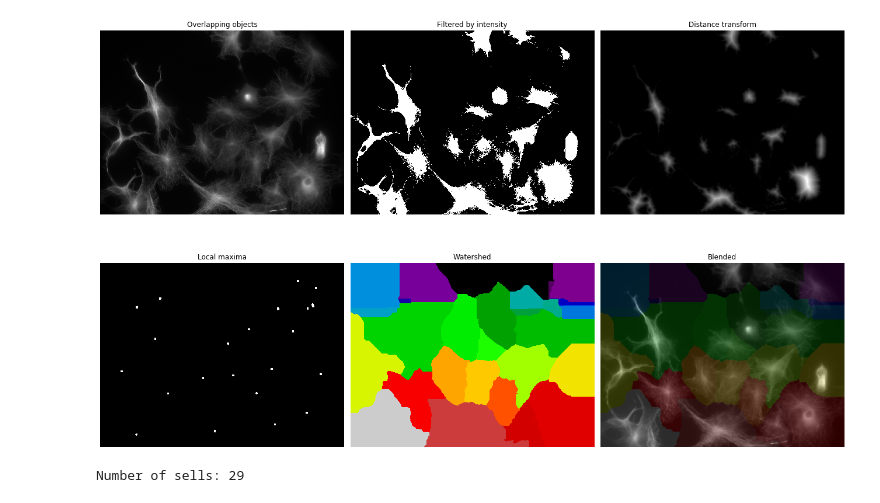
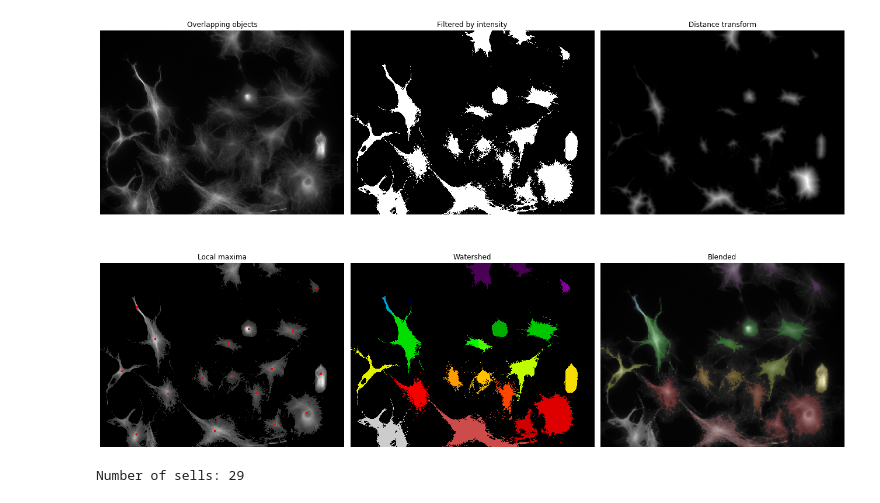
Before and after one commit to Rauf-Kurbanov/microtubules_classifiaction, a Jupyter notebook: notebooks/preprocessing-demo.ipynb, the cells around one changed output. Saved outputs shown, nothing was run; the diff lists cells and outputs as text; code cells hidden in the pictures.

```diff
--- a/notebooks/preprocessing-demo.ipynb
+++ b/notebooks/preprocessing-demo.ipynb
@@ -26,6 +26,8 @@ local_maxi = peak_local_max(distance, min_distance=peak_min_distance, indices=Fa
 
 markers = ndi.label(local_maxi)[0]
 labels = watershed(-distance, markers, mask=image)
+flabels = labels.copy()
+flabels[~fimage] = 0
 # %%
 def get_img_from_fig(fig):
     buf = io.BytesIO()
@@ -39,19 +41,16 @@ def get_img_from_fig(fig):
     return img
 
 def labels2np(labels):
-    fig = plt.figure(frameon=False)
-    ax = plt.Axes(fig, [0., 0., 1., 1.])
-    ax.set_axis_off()
-    fig.add_axes(ax)
+    fig, ax = plt.subplots()
+    ax.axis('off')
     ax.imshow(labels, cmap=plt.cm.nipy_spectral, aspect=1)
-
     return get_img_from_fig(fig)
 
 def img2np(img):
-    fig = plt.figure(frameon=False)
-    ax = plt.Axes(fig, [0., 0., 1., 1.])
-    ax.set_axis_off()
-    fig.add_axes(ax)
+    fig, ax = plt.subplots()
+    ax.axis('off')
+    ax.imshow(labels, cmap=plt.cm.nipy_spectral, aspect=1)
+
     ax.imshow(img, cmap=plt.cm.gray, aspect=1)
 
     return get_img_from_fig(fig)
@@ -73,37 +72,42 @@ def blend_image_and_mask(image, mask, alpha=.8, gamma=.5):
 %%capture
 
 np_image = img2np(image);
-mask_image = labels2np(labels);
+mask_image = labels2np(flabels);
 blend = blend_image_and_mask(np_image, mask_image)
 # %%
-img = np.zeros_like(image)
+img = nimage.copy()
+img = np.stack((img,)*3, axis=-1)
 
 for y, x in np.argwhere(local_maxi):
     local_maxi_vis = cv2.circle(img, (x, y), 1, (255,0,0), 10)
+
+local_maxi_vis[~fimage] = (0,0,0)
 # %%
 fig, axes = plt.subplots(nrows=2, ncols=3, figsize=(18, 12), sharex=True, sharey=True)
 ax = axes.ravel()
 
 ax[0].imshow(image, cmap=plt.cm.gray)
 ax[0].set_title('Overlapping objects')
 ax[1].imshow(fimage, cmap=plt.cm.gray)
 ax[1].set_title('Filtered by intensity')
 ax[2].imshow(distance, cmap=plt.cm.gray)
 ax[2].set_title('Distance transform')
-ax[3].imshow(local_maxi_vis, cmap=plt.cm.gray)
+# ax[3].imshow(local_maxi_vis, cmap=plt.cm.gray)
+# ax[3].imshow(local_maxi_vis, cmap=plt.cm.nipy_spectral)
+ax[3].imshow(local_maxi_vis)
 ax[3].set_title('Local maxima')
-ax[4].imshow(labels, cmap=plt.cm.nipy_spectral)
+ax[4].imshow(flabels, cmap=plt.cm.nipy_spectral)
 ax[4].set_title('Watershed')
 ax[5].imshow(cv2.resize(blend, (image.shape[1], image.shape[0])), cmap=plt.cm.nipy_spectral)
 ax[5].set_title('Blended')
 
 for a in ax:
     a.set_axis_off()
 
 fig.tight_layout()
 plt.show()
 # %% [output]
-[figure, old version]
+[figure, new version]
 # %%
 def bbox(img):
     a = np.where(img != 0)
```
